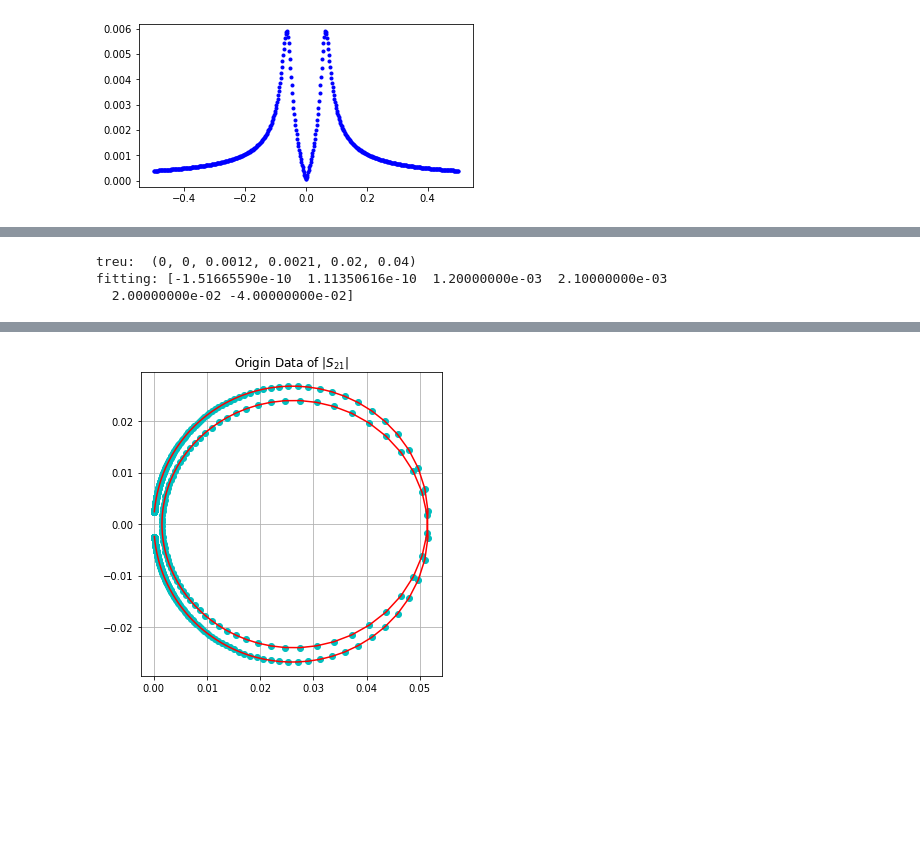
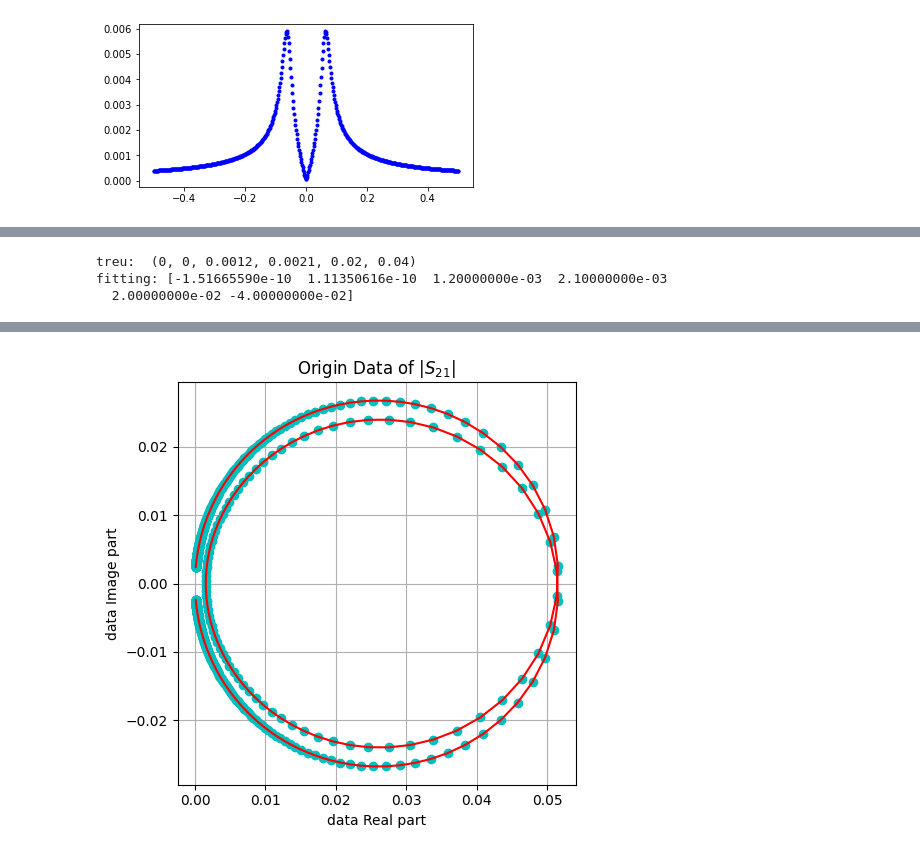
Before and after one commit to Nick1467/Mirror, a Jupyter notebook: circleUfit.ipynb, the cells around one changed output, grey strips where cells are left out. Saved outputs shown, nothing was run; the diff lists cells and outputs as text; code cells hidden in the pictures; blank space fills up the shorter version.

```diff
--- a/circleUfit.ipynb
+++ b/circleUfit.ipynb
@@ -254,31 +254,33 @@ plt.subplot(1, 2, 1)
 plt.plot( omega, abs(data_1), 'b.')
 plt.grid(True)
 plt.xlabel('$\Delta\omega_c$(GHz)')
 plt.ylabel('$\Delta\omega_m$(GHz)')
 plt.title('Origin Data of $|S_{21}|$')
 
 plt.subplot(1, 2, 2)
 plt.plot( omega, abs(s21_Fit), 'r-')
 plt.grid(True)
 plt.xlabel('$\Delta\omega_c$(GHz)')
 plt.ylabel('$\Delta\omega_m$(GHz)')
 plt.title('Fitted curve for $|S_{21}|$')
 
 plt.tight_layout()
 plt.show()
 
 plt.figure(figsize=(5, 5))
 plt.plot( data_1.real, data_1.imag ,'co', label = 'Origin Data of $|S_{21}|$')
 plt.grid(True)
+plt.xlabel('data Real part')
+plt.ylabel('data Image part')
 plt.title('Origin Data of $|S_{21}|$')
 plt.plot( s21_Fit.real, s21_Fit.imag, 'r-', label ='Fitted curve for $|S_{21}|$')
 
 
 plt.tight_layout()
 plt.show()
 # %% [output]
 treu:  (0, 0, 0.0012, 0.0021, 0.02, 0.04)
 fitting: [-1.51665590e-10  1.11350616e-10  1.20000000e-03  2.10000000e-03
   2.00000000e-02 -4.00000000e-02]
 [figure]
-[figure, old version]
+[figure, new version]
```
Also changed, not shown: parts of 1 cell of this notebook, 1 other file.
